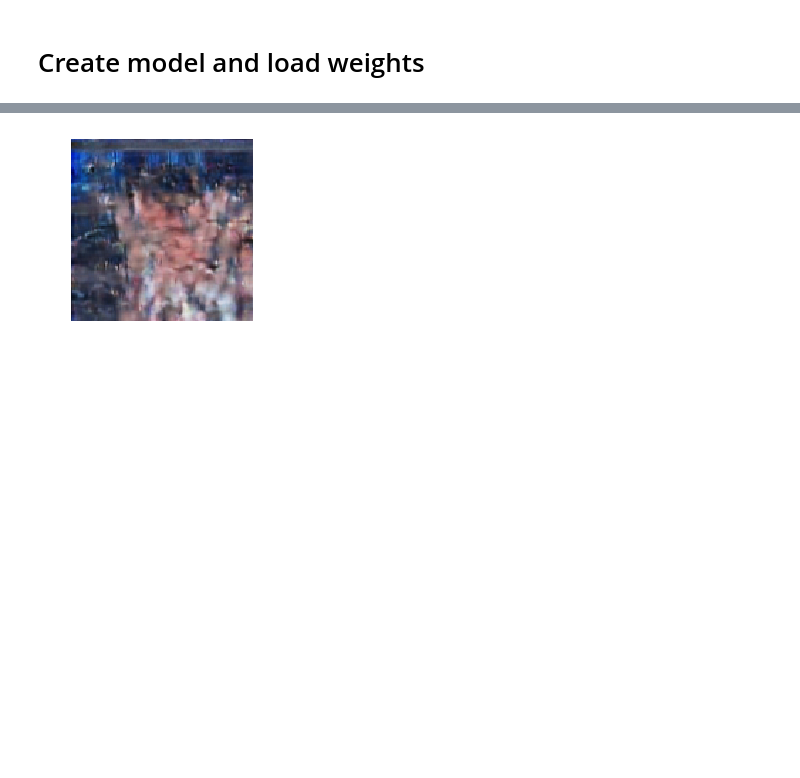
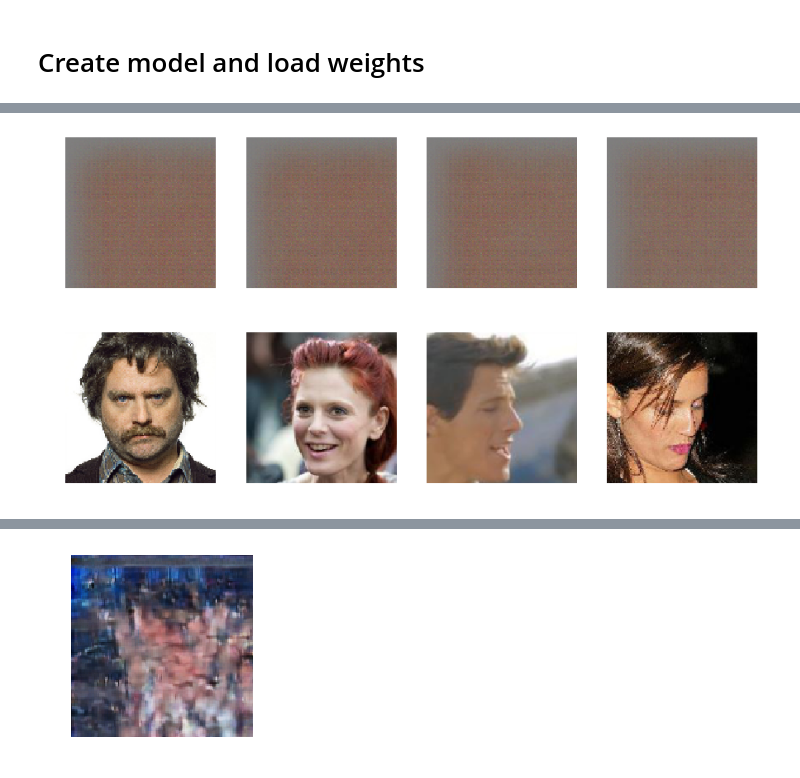
Before and after one commit to ReidWilliams/GANs, a Jupyter notebook: notebooks/working-vanilla-vae.ipynb, the cells around one changed output, grey strips where cells are left out. Cells and saved outputs as stored; diff of their text form; code cells hidden in the pictures; blank space fills up the shorter version.

```diff
--- a/notebooks/working-vanilla-vae.ipynb
+++ b/notebooks/working-vanilla-vae.ipynb
@@ -25,9 +25,10 @@ imshow([training[i] for i in range(100,110)])
 # Create model and load weights
 # %%
 import tensorflow as tf
+from autoencoder import Autoencoder
+tf.reset_default_graph()
 
-from autoencoder import Autoencoder
-vae = Autoencoder(img_shape=(img_size, img_size, 3), batch_size=batch_size)
+vae = Autoencoder(img_shape=(img_size, img_size, 3))
 
 X = tf.placeholder(tf.float32, [None, img_size, img_size, 3])
 encoder = vae.encoder(X)
@@ -35,10 +36,10 @@ decoder = vae.decoder(encoder)
 
 latent_loss = vae.latent_loss()
 xentropy = tf.nn.sigmoid_cross_entropy_with_logits(labels=X, logits=vae.logits)
-reconstruction_loss = tf.reduce_sum(xentropy)
+reconstruction_loss = tf.reduce_mean(xentropy)
 loss = reconstruction_loss + latent_loss
 
-optimizer = tf.train.AdamOptimizer(learning_rate=0.0001)
+optimizer = tf.train.AdamOptimizer(learning_rate=0.0002)
 training_op = optimizer.minimize(loss)
 
 saver = tf.train.Saver()
@@ -56,11 +55,12 @@ batches = int(float(training_set_size) / batch_size)
 for epoch in range(epochs):
     loss_out = np.zeros(batches)
     for batch in range(batches):
+        print('.', end='', flush=True)
         feed = training[batch*batch_size:(batch+1)*batch_size]
         _, loss_out[batch] = sess.run([training_op, loss], feed_dict={X: feed})
-    if (epoch % 10 == 0):
-        print('saving session')
-        saver.save(sess, model_save_path)
+#     if (epoch % 10 == 0):
+#         print('saving session')
+#         saver.save(sess, model_save_path)
 
     print('loss: %s' % np.mean(loss_out))
 # %% [output]
@@ -87,3 +68,12 @@ celeba = np.array([resize_crop(load_img(i+1, celeba_directory), (img_size, img_s
+# %%
+idx = 0
+y = sess.run(decoder, feed_dict={X: training[idx:idx+4]})
+y.shape
+imshow(y[0:4])
+imshow(training[idx:idx+4])
+# %% [output]
+[figure, added]
+[figure, added]
 # %%
 r = np.random.normal(size=(8,128), scale=1.0)
 y = sess.run(decoder, feed_dict={encoder: r})
```
Also changed, not shown: parts of 8 cells of this notebook, 3 other files.
